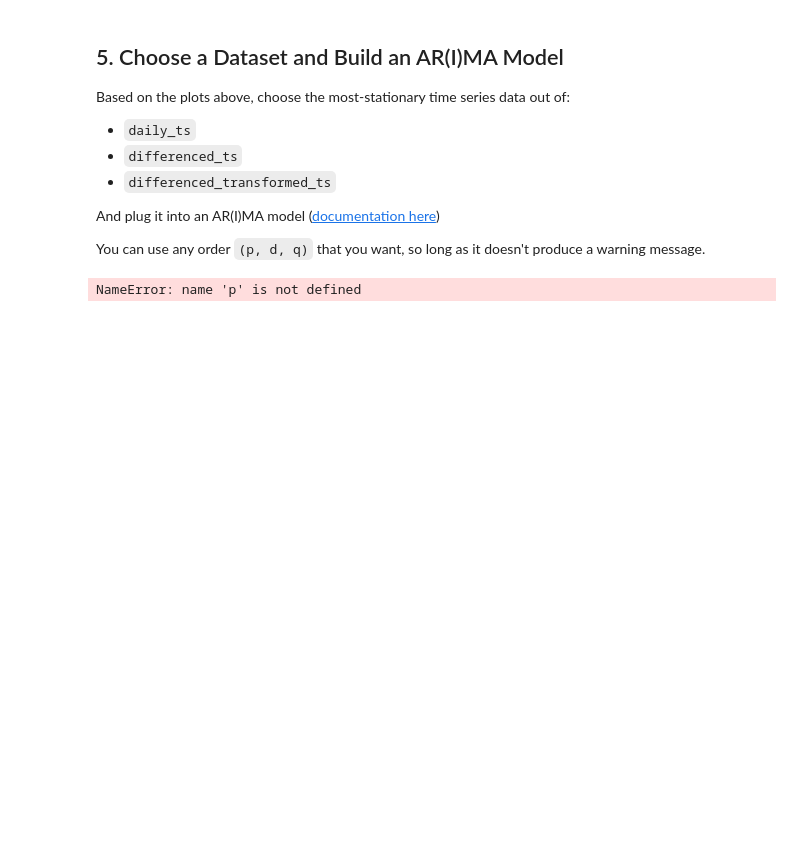
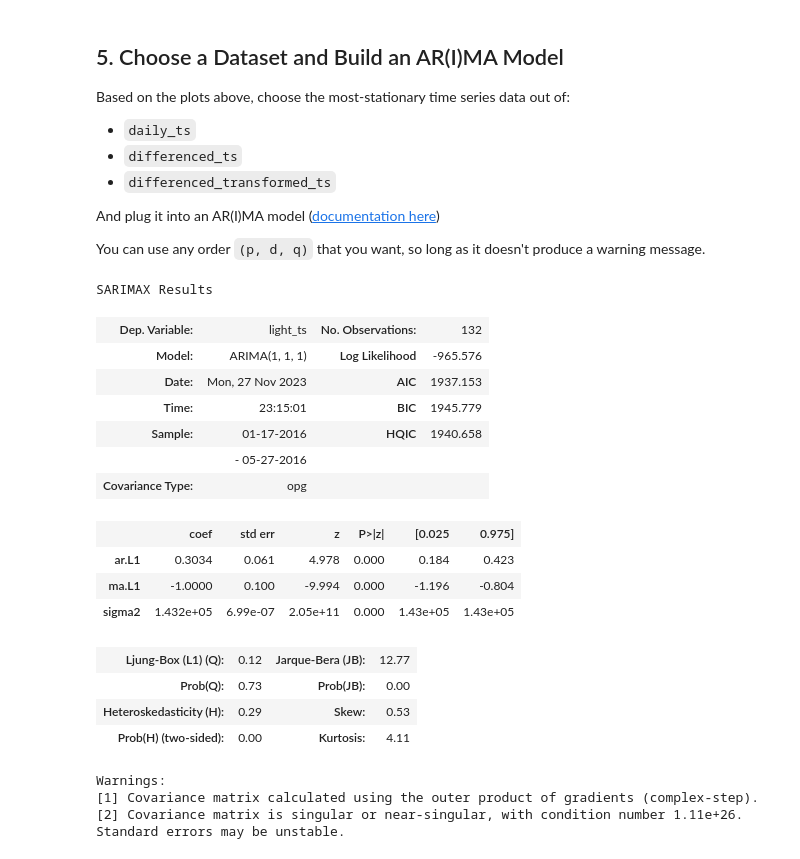
Before and after one commit to kODHEK497c/dsc-hypothesis-testing-lab, a Jupyter notebook: timeseriescheckpoint-20231120T091456Z-001 (1)/timeseriescheckpoint/index.ipynb, the cells around one changed output. Saved outputs shown, nothing was run; the diff lists cells and outputs as text; code cells hidden in the pictures; blank space fills up the shorter version.

Commit message:
time_series_checkpoint

```diff
--- a/timeseriescheckpoint-20231120T091456Z-001 (1)/timeseriescheckpoint/index.ipynb
+++ b/timeseriescheckpoint-20231120T091456Z-001 (1)/timeseriescheckpoint/index.ipynb
@@ -226,16 +226,35 @@ You can use any order `(p, d, q)` that you want, so long as it doesn't produce a
 # %%
 # Replace None with appropriate code
 from statsmodels.tsa.arima.model import ARIMA
-order
-
-model = ARIMA(differenced_ts, order=order)
+p = 1
+d = 1
+q = 1
+model = ARIMA(differenced_ts, order=(p,d,q))
 # YOUR CODE HERE
 #raise NotImplementedError()
 
 res = model.fit()
 res.summary()
 # %% [output]
-NameError: name 'p' is not defined
+SARIMAX Results
+| Dep. Variable: | light_ts | No. Observations: | 132 |
+| Model: | ARIMA(1, 1, 1) | Log Likelihood | -965.576 |
+| Date: | Mon, 27 Nov 2023 | AIC | 1937.153 |
+| Time: | 23:15:01 | BIC | 1945.779 |
+| Sample: | 01-17-2016 | HQIC | 1940.658 |
+|  | - 05-27-2016 |  |  |
+| Covariance Type: | opg |  |  |
+|  | coef | std err | z | P>|z| | [0.025 | 0.975] |
+| ar.L1 | 0.3034 | 0.061 | 4.978 | 0.000 | 0.184 | 0.423 |
+| ma.L1 | -1.0000 | 0.100 | -9.994 | 0.000 | -1.196 | -0.804 |
+| sigma2 | 1.432e+05 | 6.99e-07 | 2.05e+11 | 0.000 | 1.43e+05 | 1.43e+05 |
+| Ljung-Box (L1) (Q): | 0.12 | Jarque-Bera (JB): | 12.77 |
+| Prob(Q): | 0.73 | Prob(JB): | 0.00 |
+| Heteroskedasticity (H): | 0.29 | Skew: | 0.53 |
+| Prob(H) (two-sided): | 0.00 | Kurtosis: | 4.11 |
+Warnings:
+[1] Covariance matrix calculated using the outer product of gradients (complex-step).
+[2] Covariance matrix is singular or near-singular, with condition number 1.11e+26. Standard errors may be unstable.
 # %%
 # model should be an ARIMA model
 assert type(model) == ARIMA
```
